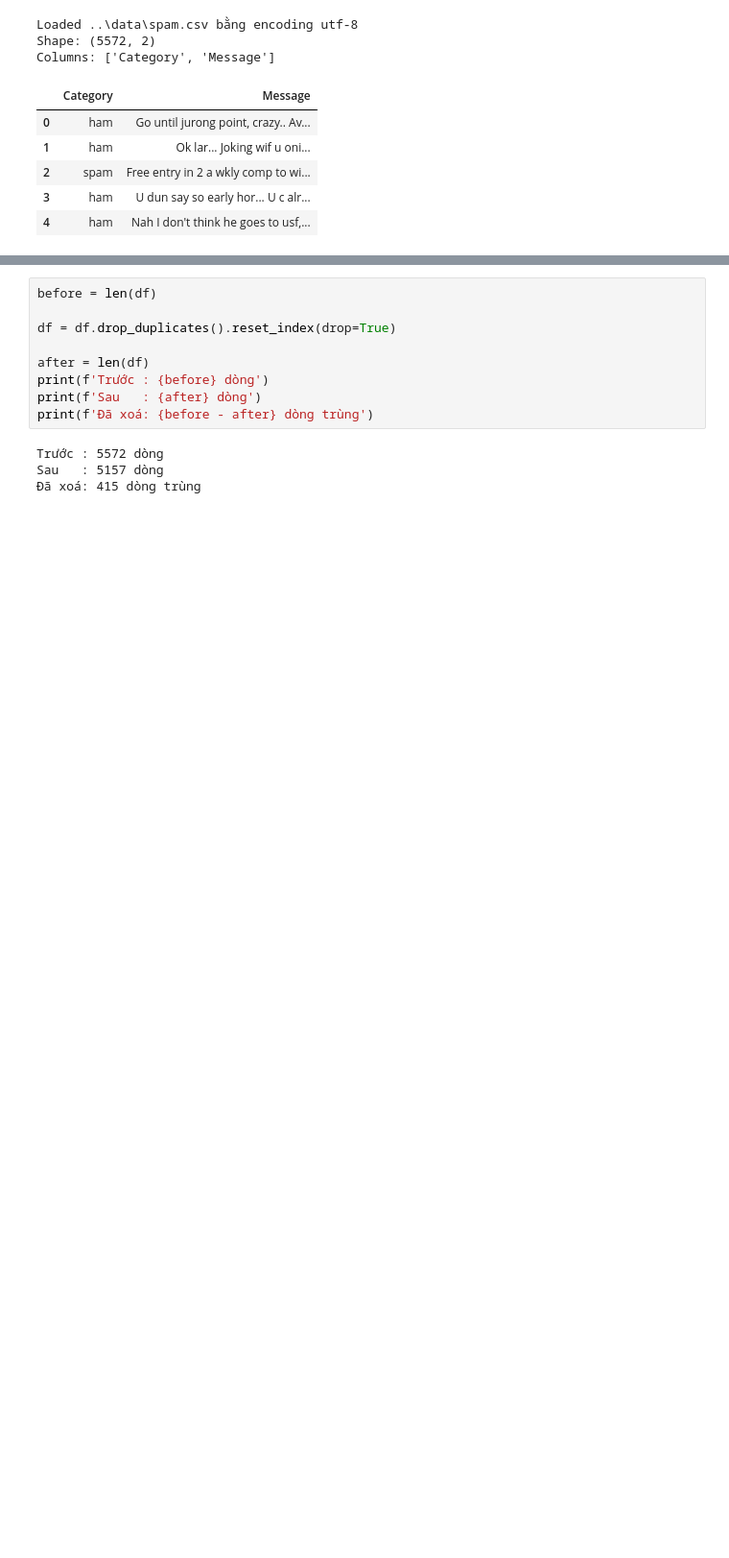
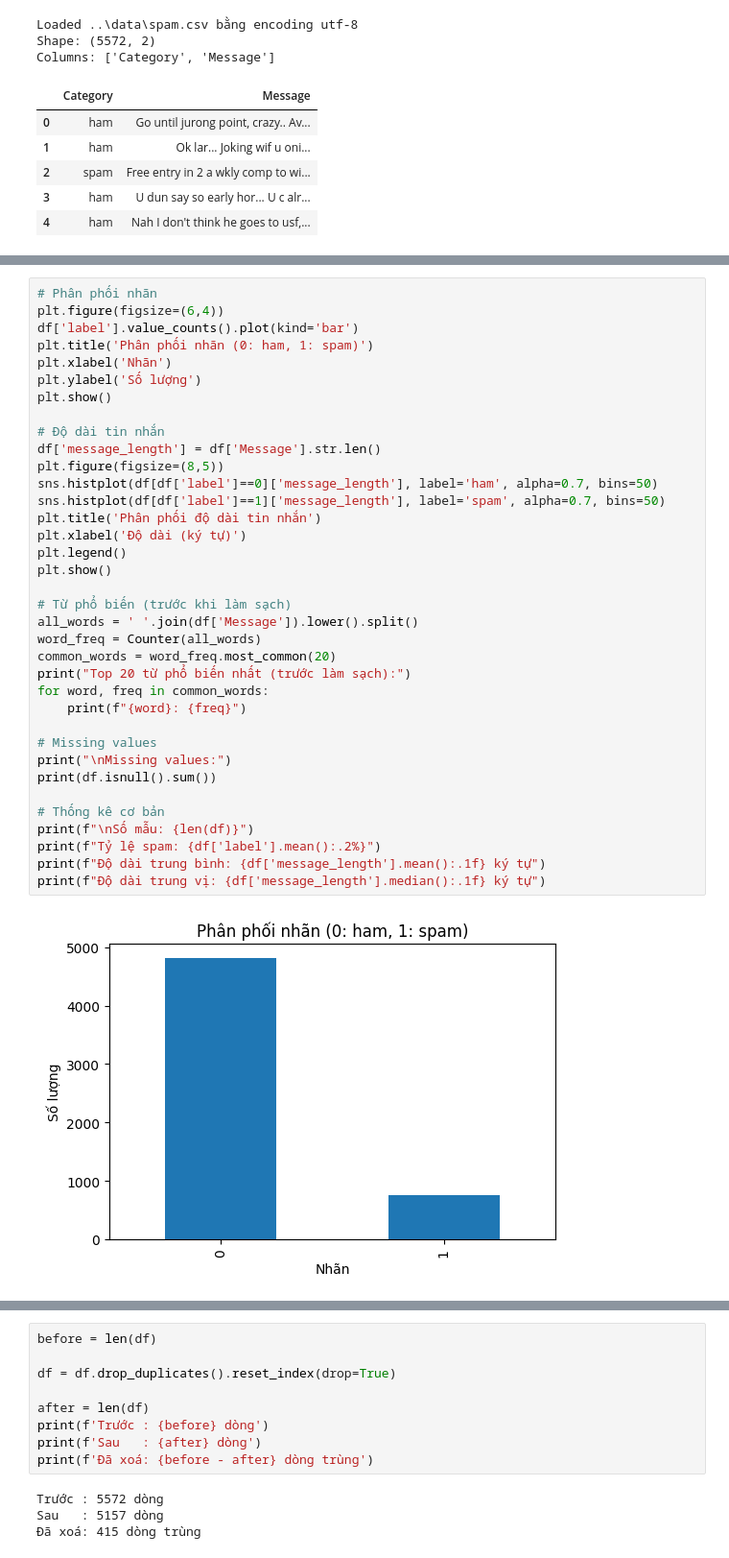
Before and after one commit to Harry5867/ML_Group6, a Jupyter notebook: Chapter2/notebooks/preprocessing.ipynb, the cells around one changed output, grey strips where cells are left out. Shown at 96% size. Drawn from its saved outputs; the diff is of its cells as text; blank space fills up the shorter version.

```diff
--- a/Chapter2/notebooks/preprocessing.ipynb
+++ b/Chapter2/notebooks/preprocessing.ipynb
@@ -96,0 +104,38 @@ Columns: ['Category', 'Message']
+# %%
+# Phân phối nhãn
+plt.figure(figsize=(6,4))
+df['label'].value_counts().plot(kind='bar')
+plt.title('Phân phối nhãn (0: ham, 1: spam)')
+plt.xlabel('Nhãn')
+plt.ylabel('Số lượng')
+plt.show()
+
+# Độ dài tin nhắn
+df['message_length'] = df['Message'].str.len()
+plt.figure(figsize=(8,5))
+sns.histplot(df[df['label']==0]['message_length'], label='ham', alpha=0.7, bins=50)
+sns.histplot(df[df['label']==1]['message_length'], label='spam', alpha=0.7, bins=50)
+plt.title('Phân phối độ dài tin nhắn')
+plt.xlabel('Độ dài (ký tự)')
+plt.legend()
+plt.show()
+
+# Từ phổ biến (trước khi làm sạch)
+all_words = ' '.join(df['Message']).lower().split()
+word_freq = Counter(all_words)
+common_words = word_freq.most_common(20)
+print("Top 20 từ phổ biến nhất (trước làm sạch):")
+for word, freq in common_words:
+    print(f"{word}: {freq}")
+
+# Missing values
+print("\nMissing values:")
+print(df.isnull().sum())
+
+# Thống kê cơ bản
+print(f"\nSố mẫu: {len(df)}")
+print(f"Tỷ lệ spam: {df['label'].mean():.2%}")
+print(f"Độ dài trung bình: {df['message_length'].mean():.1f} ký tự")
+print(f"Độ dài trung vị: {df['message_length'].median():.1f} ký tự")
+# %% [output]
+[figure, added]
```
Also changed, not shown: parts of 13 cells of this notebook.
